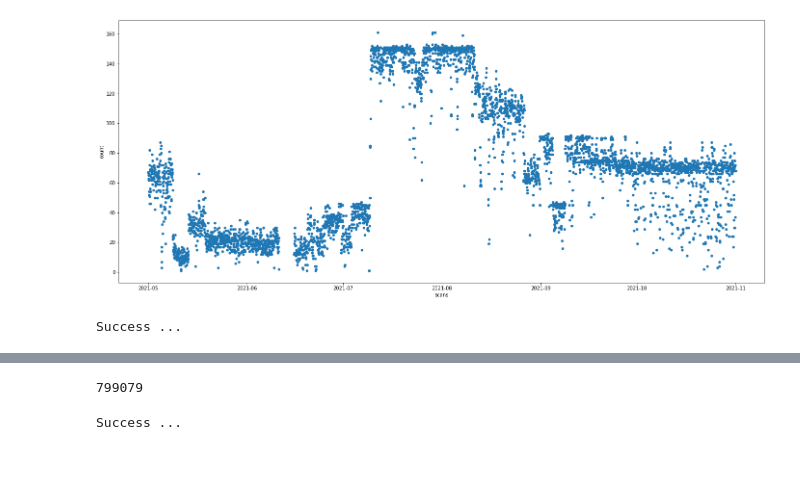
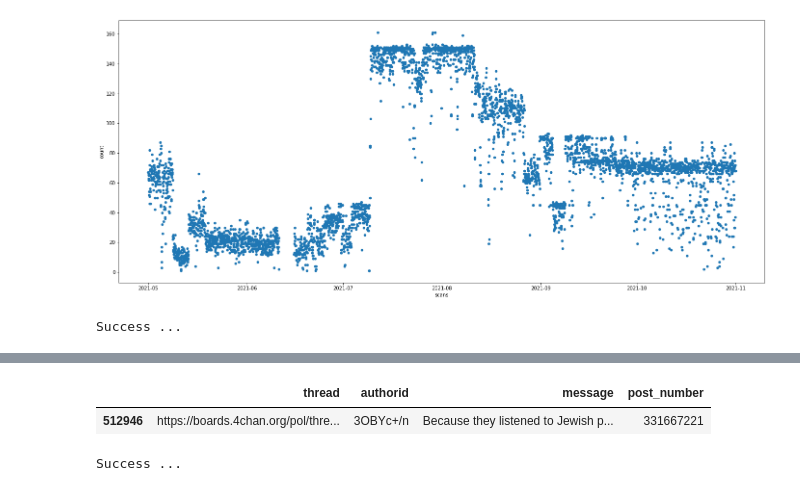
Before and after one commit to yprift01/4chan-data-project, a Jupyter notebook: jupyter/4chan-topic-modelling.ipynb, the cells around one changed output, grey strips where cells are left out. Saved outputs shown, nothing was run; the diff lists cells and outputs as text; code cells hidden in the pictures; blank space fills up the shorter version.

```diff
--- a/jupyter/4chan-topic-modelling.ipynb
+++ b/jupyter/4chan-topic-modelling.ipynb
@@ -289,7 +306,8 @@ all_oxp_replies = pd.DataFrame(all_oxp_replies)
-# %%
-len(pd.unique(all_oxp_replies['post_number']))
-# %% [output]
-799079
+# %%
+all_oxp_replies.query('post_number == "331667221"')
+# %% [output]
+|  | thread | authorid | message | post_number |
+| 512946 | https://boards.4chan.org/pol/thre... | 3OBYc+/n | Because they listened to Jewish p... | 331667221 |
 # %%
 
 ### CHECKPOING 2 - SAVE AND UNLOAD VARIABLES
```
Also changed, not shown: parts of 17 cells of this notebook.
